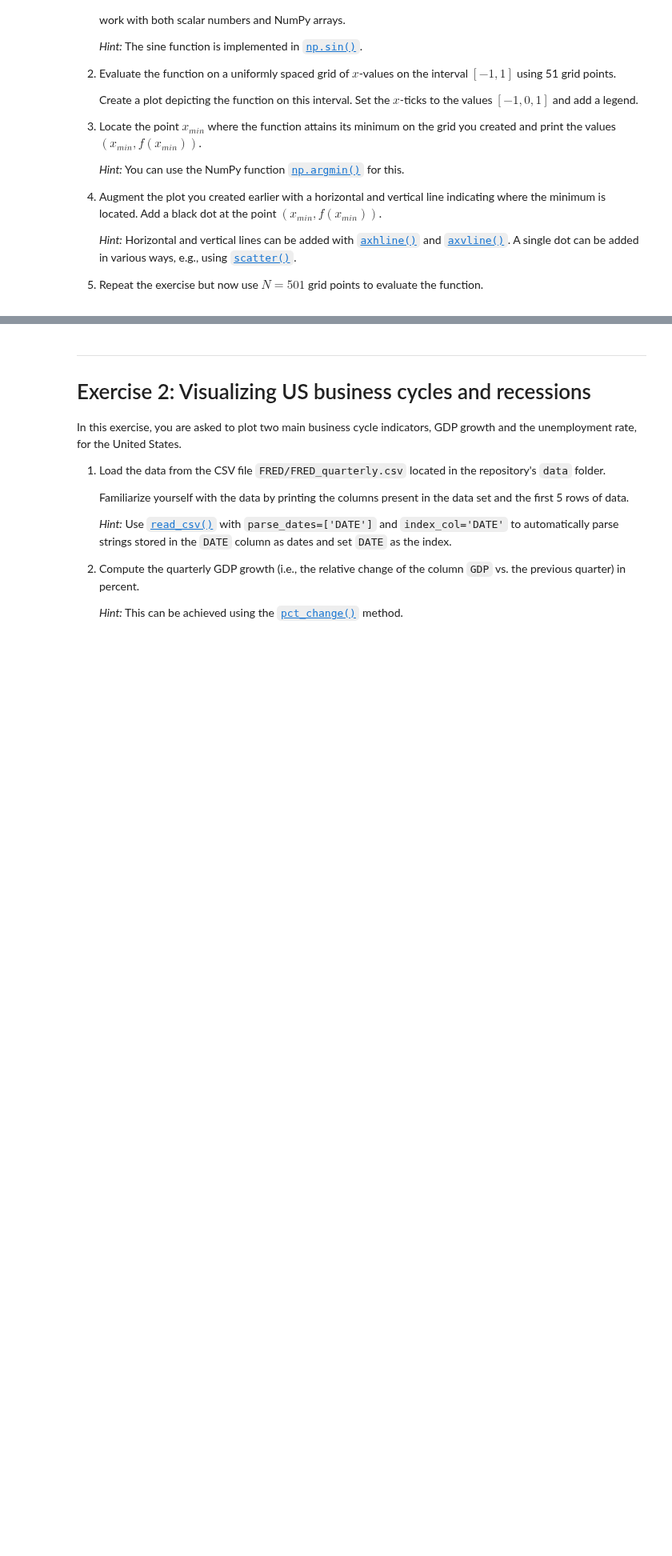
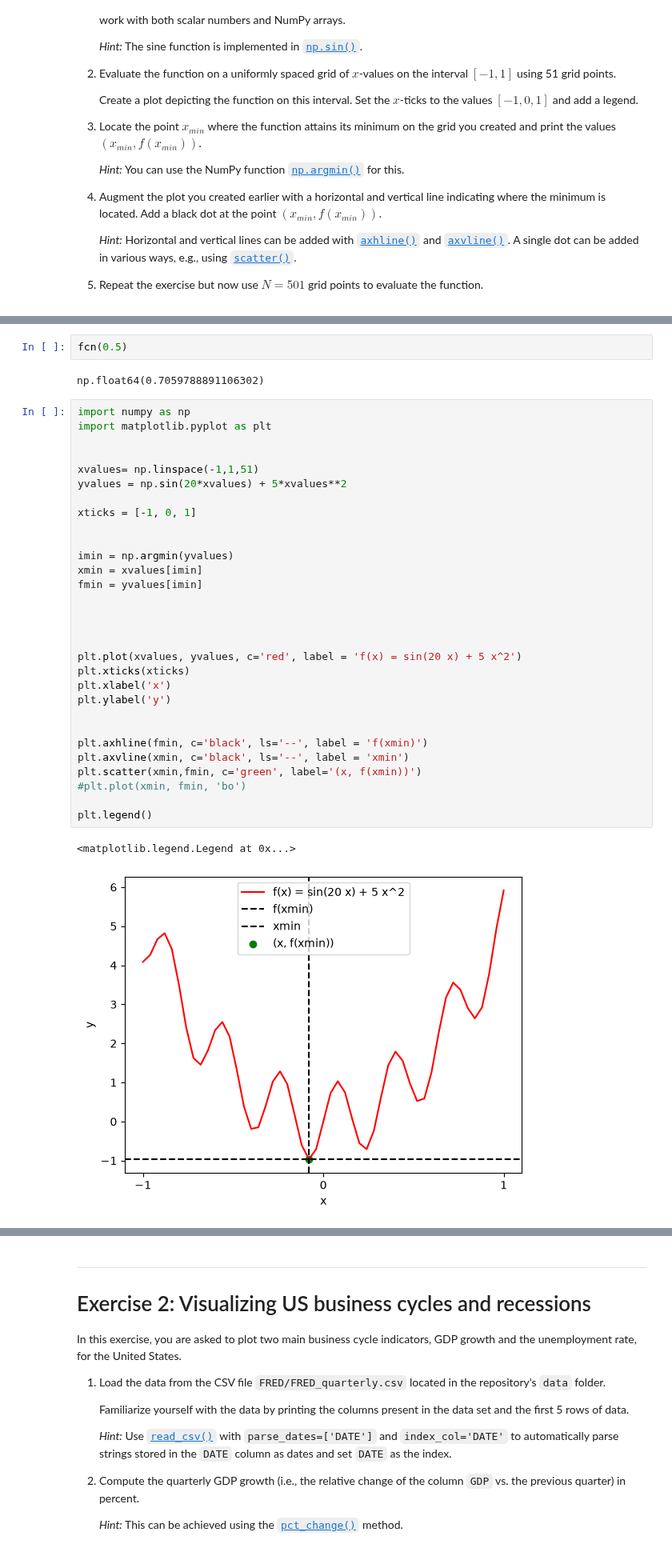
Before and after one commit to theokri105/TECH2-H26-fork, a Jupyter notebook: workshops/workshop3/workshop3TK.ipynb, the cells around one changed output, grey strips where cells are left out. Shown at 80% size. Cells and saved outputs as stored; diff of their text form; blank space fills up the shorter version.

```diff
--- a/workshops/workshop3/workshop3TK.ipynb
+++ b/workshops/workshop3/workshop3TK.ipynb
@@ -42,0 +53,37 @@ Perform the following tasks:
+# %%
+fcn(0.5)
+# %% [output]
+np.float64(0.7059788891106302)
+# %%
+import numpy as np
+import matplotlib.pyplot as plt
+
+
+xvalues= np.linspace(-1,1,51)
+yvalues = np.sin(20*xvalues) + 5*xvalues**2
+
+xticks = [-1, 0, 1]
+
+
+imin = np.argmin(yvalues)
+xmin = xvalues[imin]
+fmin = yvalues[imin]
+
+
+
+
+plt.plot(xvalues, yvalues, c='red', label = 'f(x) = sin(20 x) + 5 x^2')
+plt.xticks(xticks)
+plt.xlabel('x')
+plt.ylabel('y')
+
+
+plt.axhline(fmin, c='black', ls='--', label = 'f(xmin)')
+plt.axvline(xmin, c='black', ls='--', label = 'xmin')
+plt.scatter(xmin,fmin, c='green', label='(x, f(xmin))')
+#plt.plot(xmin, fmin, 'bo')
+
+plt.legend()
+# %% [output]
+<matplotlib.legend.Legend at 0x...>
+[figure, added]
```
Also changed, not shown: parts of 2 cells of this notebook, 2 other files.
